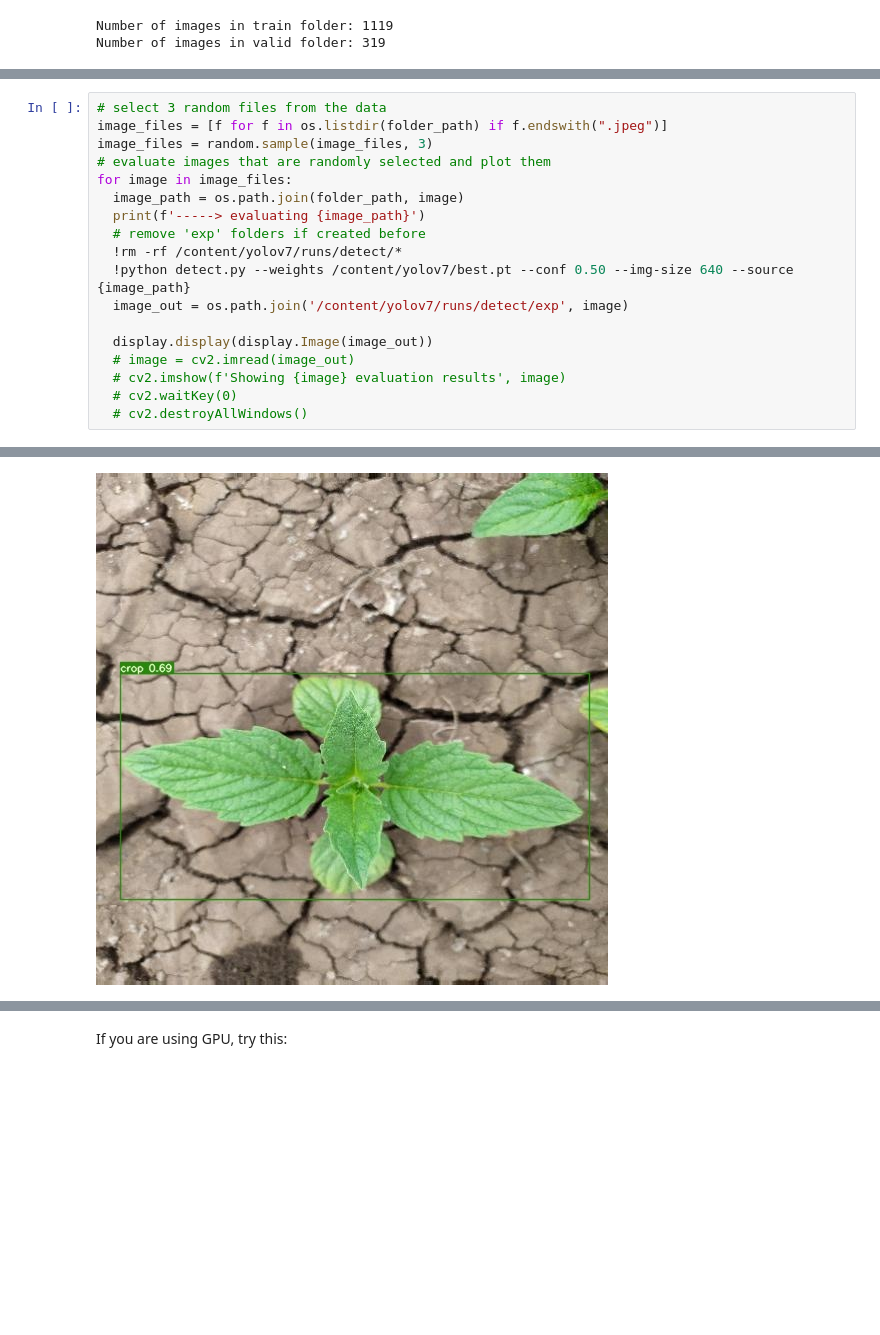
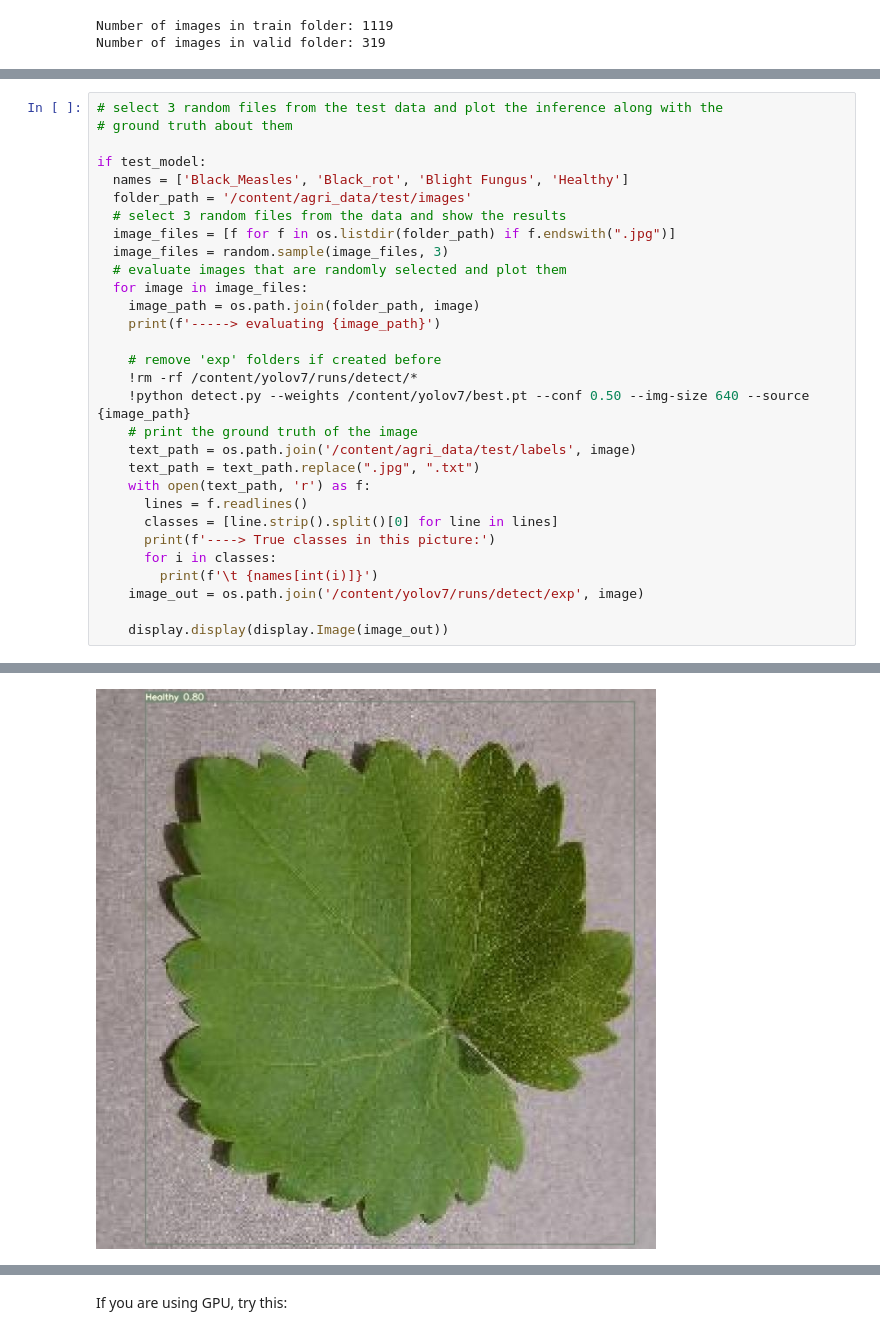
Before and after one commit to malfii/leaf_detec_YOLO7, a Jupyter notebook: leaf_detection_YOLOv7x_grapeleaves.ipynb, the cells around one changed output, grey strips where cells are left out. Drawn from its saved outputs; the diff is of its cells as text; blank space fills up the shorter version.

Commit message:
model trained with data and results were tested

```diff
--- a/leaf_detection_YOLOv7x_grapeleaves.ipynb
+++ b/leaf_detection_YOLOv7x_grapeleaves.ipynb
@@ -323,19 +208,31 @@ Saving best.pt to best.pt
 # %%
-# select 3 random files from the data
-image_files = [f for f in os.listdir(folder_path) if f.endswith(".jpeg")]
-image_files = random.sample(image_files, 3)
-# evaluate images that are randomly selected and plot them
-for image in image_files:
-  image_path = os.path.join(folder_path, image)
-  print(f'-----> evaluating {image_path}')
-  # remove 'exp' folders if created before
-  !rm -rf /content/yolov7/runs/detect/*
-  !python detect.py --weights /content/yolov7/best.pt --conf 0.50 --img-size 640 --source {image_path}
-  image_out = os.path.join('/content/yolov7/runs/detect/exp', image)
+# select 3 random files from the test data and plot the inference along with the
+# ground truth about them
 
-  display.display(display.Image(image_out))
-  # image = cv2.imread(image_out)
-  # cv2.imshow(f'Showing {image} evaluation results', image)
-  # cv2.waitKey(0)
-  # cv2.destroyAllWindows()
+if test_model:
+  names = ['Black_Measles', 'Black_rot', 'Blight Fungus', 'Healthy']
+  folder_path = '/content/agri_data/test/images'
+  # select 3 random files from the data and show the results
+  image_files = [f for f in os.listdir(folder_path) if f.endswith(".jpg")]
+  image_files = random.sample(image_files, 3)
+  # evaluate images that are randomly selected and plot them
+  for image in image_files:
+    image_path = os.path.join(folder_path, image)
+    print(f'-----> evaluating {image_path}')
+
+    # remove 'exp' folders if created before
+    !rm -rf /content/yolov7/runs/detect/*
+    !python detect.py --weights /content/yolov7/best.pt --conf 0.50 --img-size 640 --source {image_path}
+    # print the ground truth of the image
+    text_path = os.path.join('/content/agri_data/test/labels', image)
+    text_path = text_path.replace(".jpg", ".txt")
+    with open(text_path, 'r') as f:
+      lines = f.readlines()
+      classes = [line.strip().split()[0] for line in lines]
+      print(f'----> True classes in this picture:')
+      for i in classes:
+        print(f'\t {names[int(i)]}')
+    image_out = os.path.join('/content/yolov7/runs/detect/exp', image)
+
+    display.display(display.Image(image_out))
 # %% [output]
@@ -383 +286 @@ Done. (4.302s)
-[figure, old version]
+[figure, new version]
```
Also changed, not shown: parts of 57 cells of this notebook.
